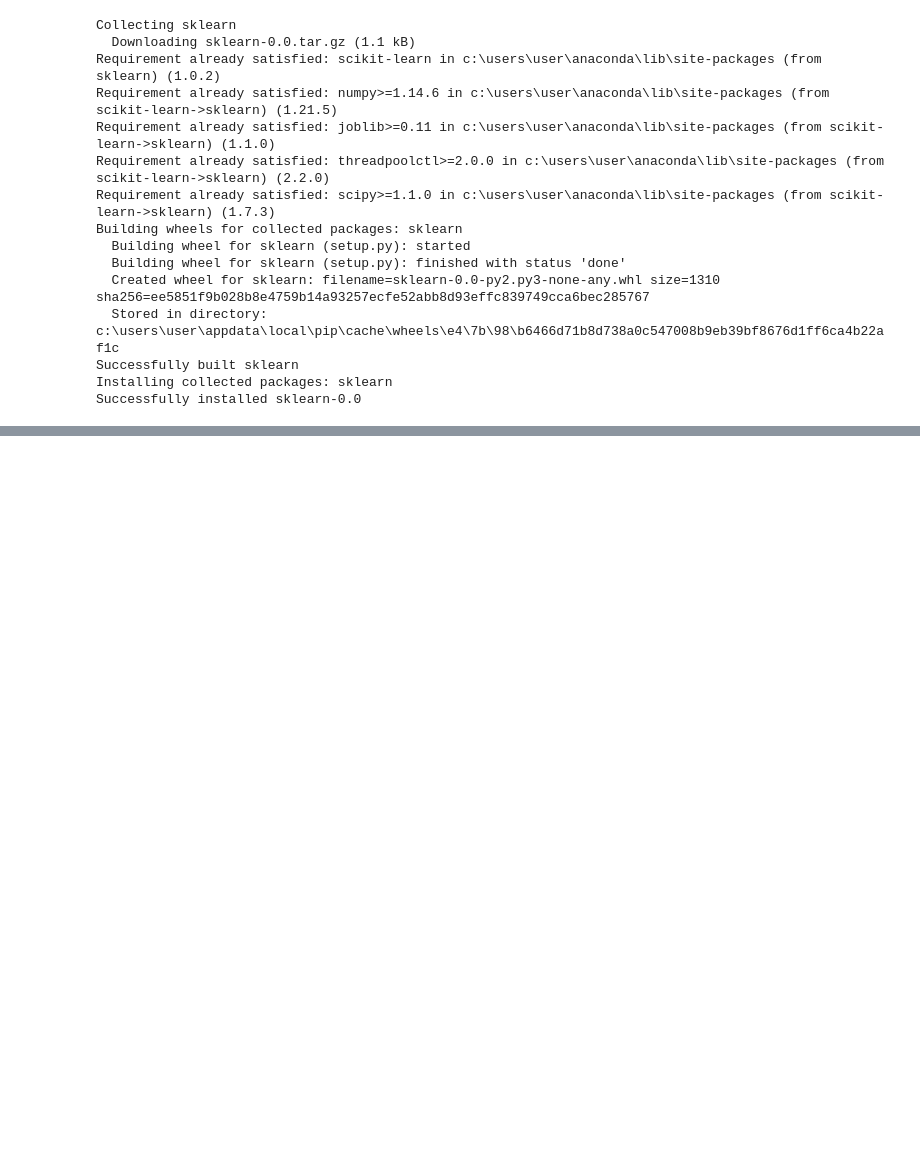
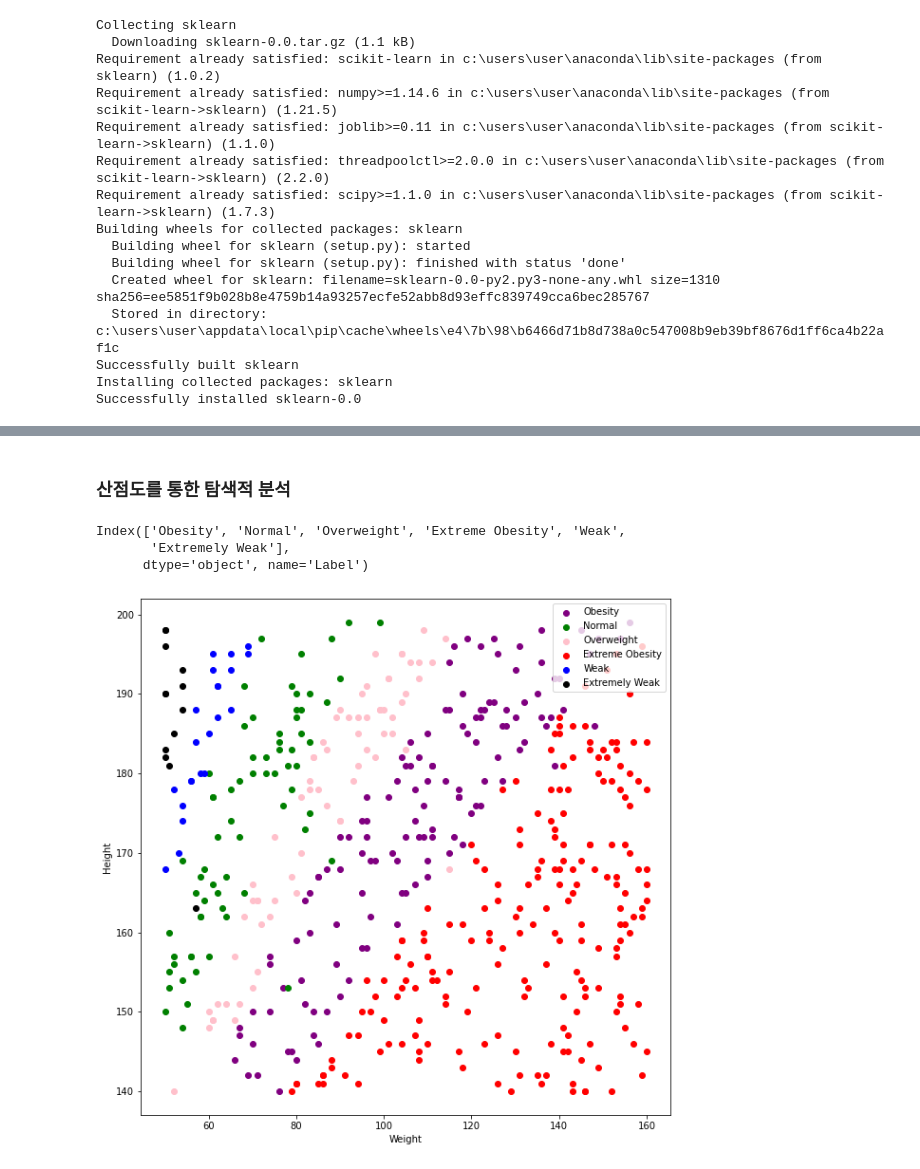
Before and after one commit to pillz9408/python, a Jupyter notebook: MachinLearning/bmi.ipynb, the cells around one changed output, grey strips where cells are left out. Saved outputs shown, nothing was run; the diff lists cells and outputs as text; code cells hidden in the pictures; blank space fills up the shorter version.

```diff
--- a/MachinLearning/bmi.ipynb
+++ b/MachinLearning/bmi.ipynb
@@ -29,0 +67,35 @@ FileNotFoundError: [Errno 2] No such file or directory: './bmi.csv'
+# %% [markdown]
+### 산점도를 통한 탐색적 분석
+# %%
+bmi = pd.read_csv('bmi_500.csv', index_col='Label')
+# 산점도를 표시하는 함수를 만들어보자~!
+def myScatter(label, color) :
+    # 원하는 레이블값을 인덱싱
+    tmp = bmi.loc[label]
+    # scatter : 산점도로 표시하는 명령
+    plt.scatter(tmp['Weight'],     # x축 데이터 설정
+                tmp['Height'],     # y축 데이터 설정
+                c = color,         # 색상을 결정하는 명령
+                label = label)      # label로 설정하는 명령
+# %%
+bmi.index.unique()
+# %% [output]
+Index(['Obesity', 'Normal', 'Overweight', 'Extreme Obesity', 'Weak',
+       'Extremely Weak'],
+      dtype='object', name='Label')
+# %%
+plt.figure(figsize=(10,10))
+
+myScatter("Obesity","purple")
+myScatter("Normal","green")
+myScatter("Overweight","pink")
+myScatter("Extreme Obesity","red")
+myScatter("Weak","blue")
+myScatter("Extremely Weak","black")
+
+plt.legend(loc = "upper right")
+plt.xlabel("Weight")
+plt.ylabel("Height")
+plt.show()
+# %% [output]
+[figure, added]
```
Also changed, not shown: parts of 14 cells of this notebook.
